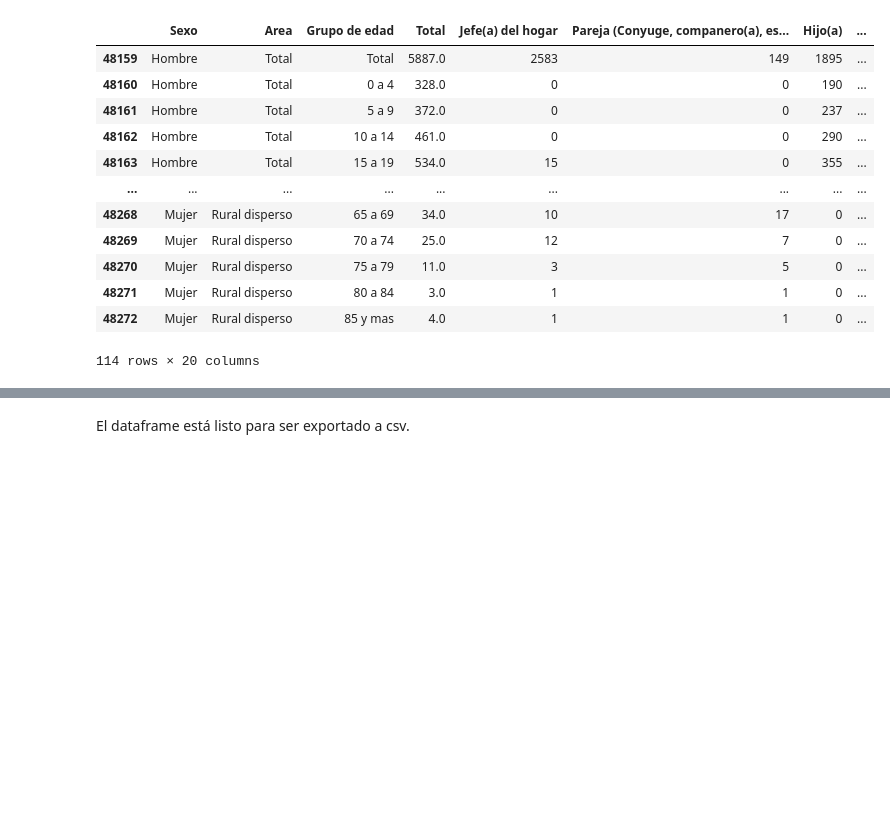
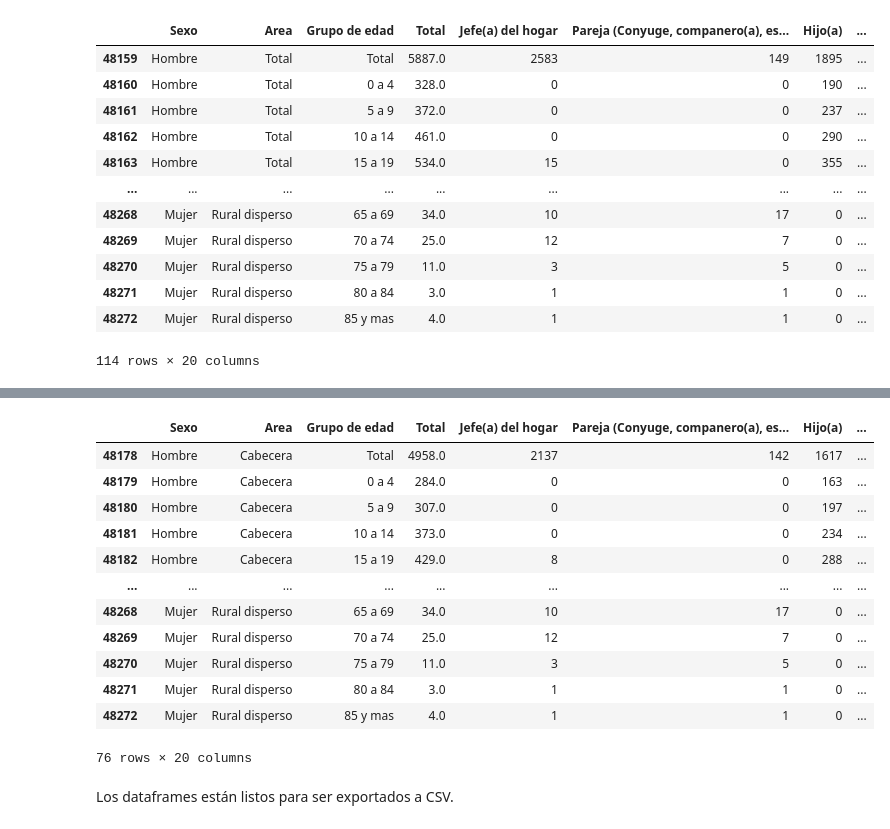
Before and after one commit to Schiavi13/Censo-Viterbo-Caldas-2018, a Jupyter notebook: source_to_csv_5_2pm.ipynb, the cells around one changed output, grey strips where cells are left out. Drawn from its saved outputs; the diff is of its cells as text; code cells hidden in the pictures; blank space fills up the shorter version.

Commit message:
Actualiza procesamiento de hoja 5.2PM retornando csv con totales y sin totales

```diff
--- a/source_to_csv_5_2pm.ipynb
+++ b/source_to_csv_5_2pm.ipynb
@@ -188,0 +193,4 @@ df_5_2pm
+# %%
+df_5_2pm_cleaned = df_5_2pm.copy()
+df_5_2pm_cleaned.drop(['Total'], axis=1)
+df_5_2pm_cleaned
@@ -189,3 +211,20 @@ df_5_2pm
+# %%
+df_5_2pm_cleaned = df_5_2pm_cleaned.loc[(df_5_2pm_cleaned['Area'] != 'Total') & (df_5_2pm_cleaned['Grupo de edad'] != 'Ttoal')]
+df_5_2pm_cleaned
+# %% [output]
+|  | Sexo | Area | Grupo de edad | Total | Jefe(a) del hogar | Pareja (Conyuge, companero(a), es... | Hijo(a) | ... |
+| 48178 | Hombre | Cabecera | Total | 4958.0 | 2137 | 142 | 1617 | ... |
+| 48179 | Hombre | Cabecera | 0 a 4 | 284.0 | 0 | 0 | 163 | ... |
+| 48180 | Hombre | Cabecera | 5 a 9 | 307.0 | 0 | 0 | 197 | ... |
+| 48181 | Hombre | Cabecera | 10 a 14 | 373.0 | 0 | 0 | 234 | ... |
+| 48182 | Hombre | Cabecera | 15 a 19 | 429.0 | 8 | 0 | 288 | ... |
+| ... | ... | ... | ... | ... | ... | ... | ... | ... |
+| 48268 | Mujer | Rural disperso | 65 a 69 | 34.0 | 10 | 17 | 0 | ... |
+| 48269 | Mujer | Rural disperso | 70 a 74 | 25.0 | 12 | 7 | 0 | ... |
+| 48270 | Mujer | Rural disperso | 75 a 79 | 11.0 | 3 | 5 | 0 | ... |
+| 48271 | Mujer | Rural disperso | 80 a 84 | 3.0 | 1 | 1 | 0 | ... |
+| 48272 | Mujer | Rural disperso | 85 y mas | 4.0 | 1 | 1 | 0 | ... |
+76 rows × 20 columns
 # %% [markdown]
-El dataframe está listo para ser exportado a csv.
+Los dataframes están listos para ser exportados a CSV.
 # %%
```
Also changed, not shown: parts of 4 cells of this notebook.
